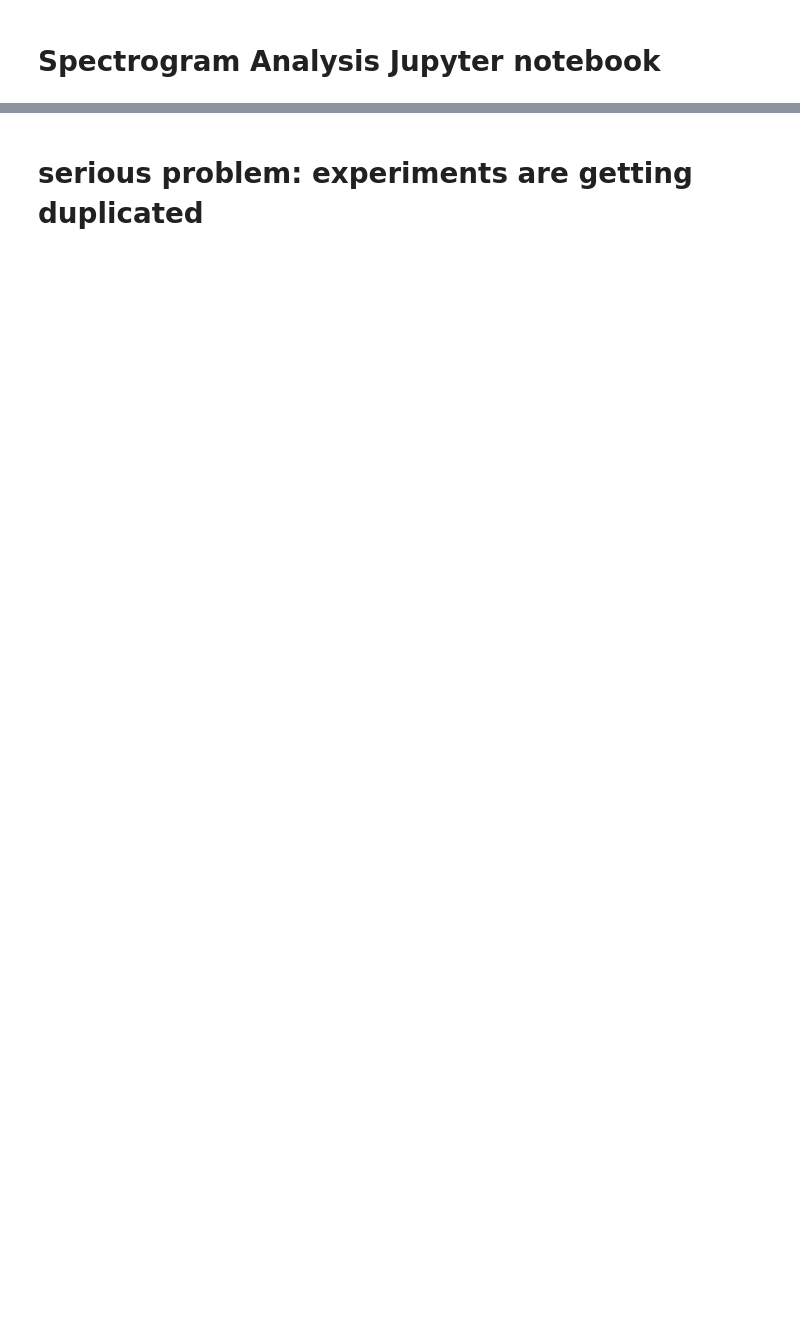
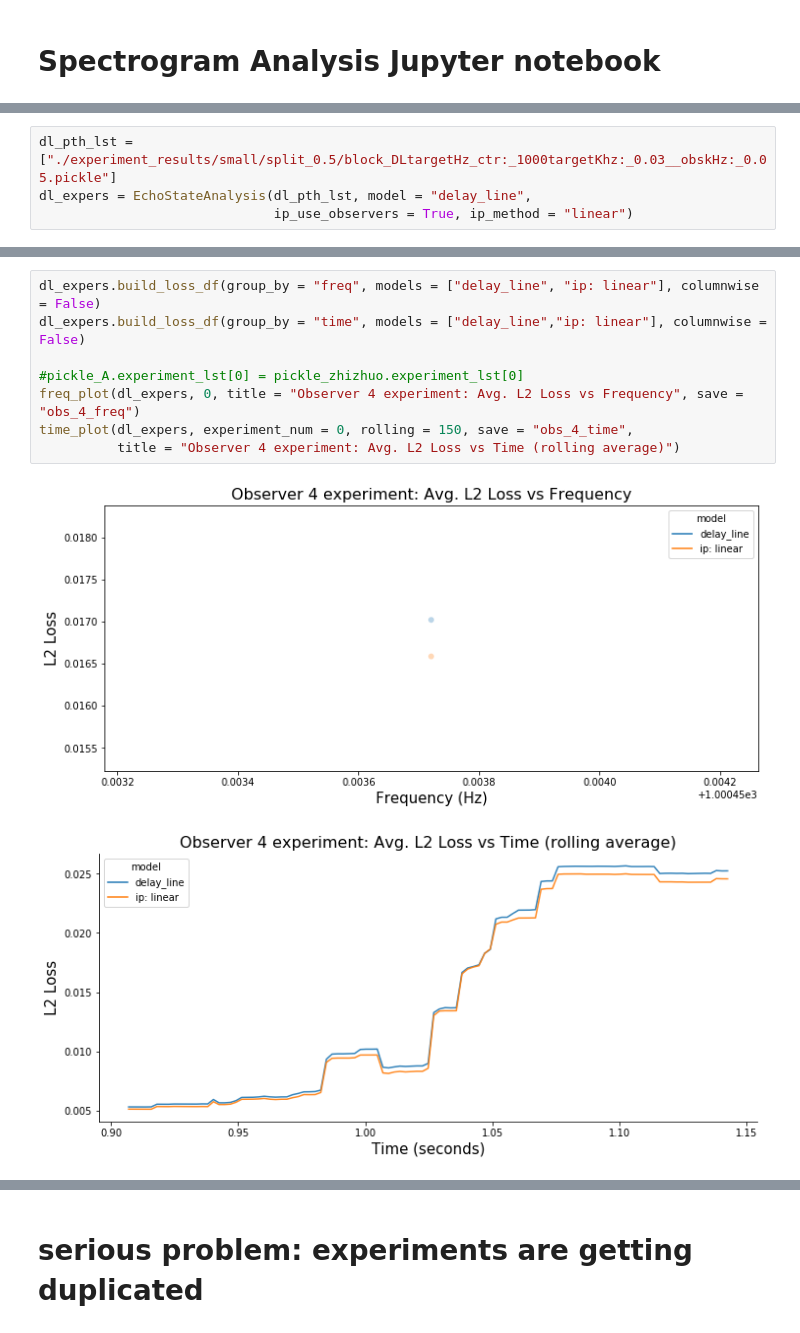
Before and after one commit to blindedjoy/Reservoir, a Jupyter notebook: MARIOS/Analysis.ipynb, the cells around one changed output, grey strips where cells are left out. Drawn from its saved outputs; the diff is of its cells as text; blank space fills up the shorter version.

```diff
--- a/MARIOS/Analysis.ipynb
+++ b/MARIOS/Analysis.ipynb
@@ -9,0 +39,4 @@ import glob
+# %%
+dl_pth_lst = ["./experiment_results/small/split_0.5/block_DLtargetHz_ctr:_1000targetKhz:_0.03__obskHz:_0.05.pickle"]
+dl_expers = EchoStateAnalysis(dl_pth_lst, model = "delay_line",
+                              ip_use_observers = True, ip_method = "linear")
@@ -9,0 +72,11 @@ import glob
+# %%
+dl_expers.build_loss_df(group_by = "freq", models = ["delay_line", "ip: linear"], columnwise = False)
+dl_expers.build_loss_df(group_by = "time", models = ["delay_line","ip: linear"], columnwise = False)
+
+#pickle_A.experiment_lst[0] = pickle_zhizhuo.experiment_lst[0]
+freq_plot(dl_expers, 0, title = "Observer 4 experiment: Avg. L2 Loss vs Frequency", save = "obs_4_freq")
+time_plot(dl_expers, experiment_num = 0, rolling = 150, save = "obs_4_time",
+          title = "Observer 4 experiment: Avg. L2 Loss vs Time (rolling average)")
+# %% [output]
+[figure, added]
+[figure, added]
```
Also changed, not shown: parts of 64 cells of this notebook, 18 other files.
